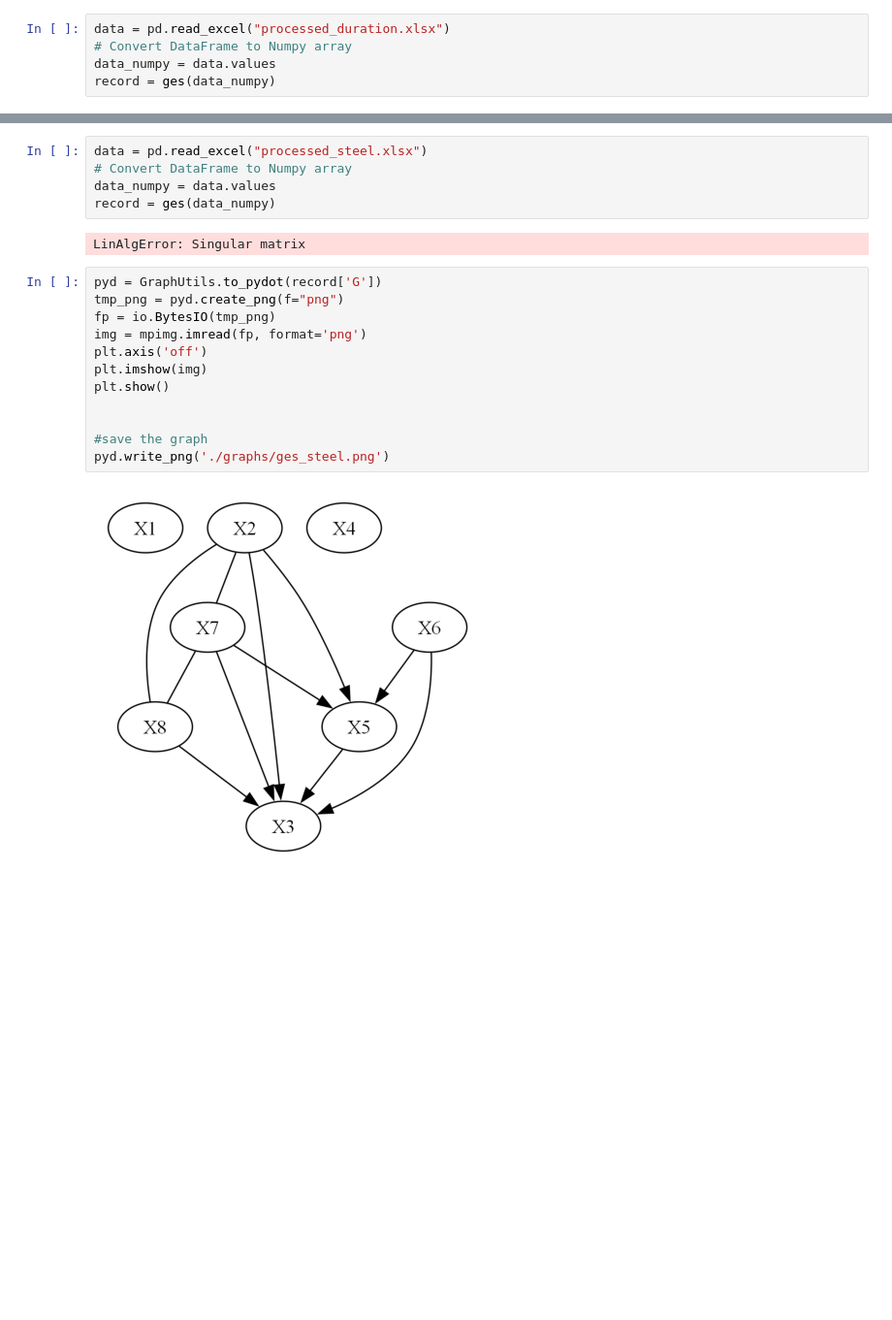
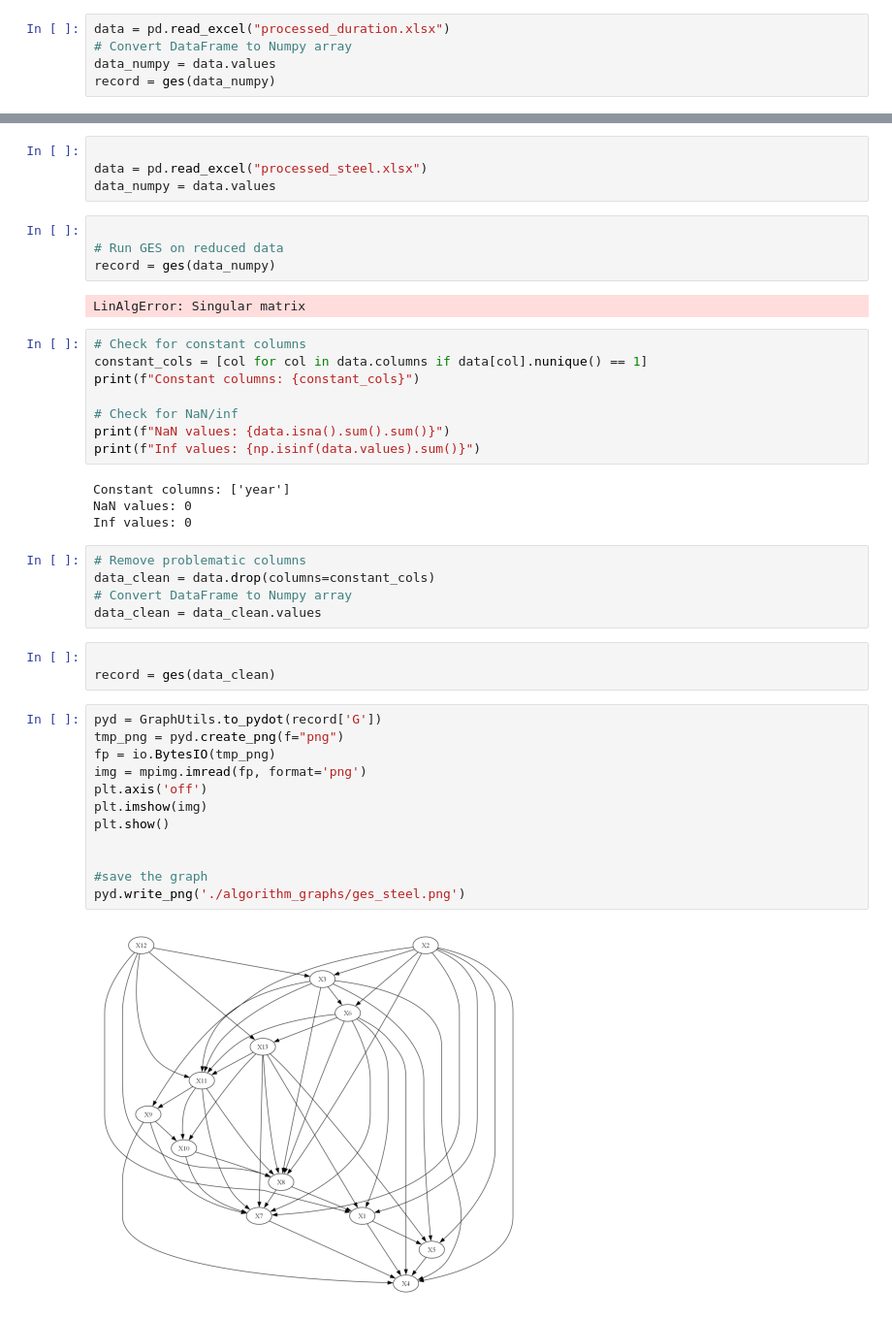
Before and after one commit to MJ-2004/Thesis-2025, a Jupyter notebook: ges_algorithm.ipynb, the cells around one changed output, grey strips where cells are left out. Shown: that part at 97% size. Saved outputs shown, nothing was run; the diff lists cells and outputs as text; blank space fills up the shorter version.

Commit message:
ges algorithm fixed

```diff
--- a/ges_algorithm.ipynb
+++ b/ges_algorithm.ipynb
@@ -25,23 +27,46 @@ pyd.write_png('./graphs/ges_duration.png')
 # %% [output]
 [figure]
 # %%
+
 data = pd.read_excel("processed_steel.xlsx")
-# Convert DataFrame to Numpy array
 data_numpy = data.values
-record = ges(data_numpy)
-# %% [output]
-LinAlgError: Singular matrix
+# %%
+
+# Run GES on reduced data
+record = ges(data_numpy)
+# %% [output]
+LinAlgError: Singular matrix
+# %%
+# Check for constant columns
+constant_cols = [col for col in data.columns if data[col].nunique() == 1]
+print(f"Constant columns: {constant_cols}")
+
+# Check for NaN/inf
+print(f"NaN values: {data.isna().sum().sum()}")
+print(f"Inf values: {np.isinf(data.values).sum()}")
+# %% [output]
+Constant columns: ['year']
+NaN values: 0
+Inf values: 0
+# %%
+# Remove problematic columns
+data_clean = data.drop(columns=constant_cols)
+# Convert DataFrame to Numpy array
+data_clean = data_clean.values
+# %%
+
+record = ges(data_clean)
 # %%
 pyd = GraphUtils.to_pydot(record['G'])
 tmp_png = pyd.create_png(f="png")
 fp = io.BytesIO(tmp_png)
 img = mpimg.imread(fp, format='png')
 plt.axis('off')
 plt.imshow(img)
 plt.show()
 
 
 #save the graph
-pyd.write_png('./graphs/ges_steel.png')
+pyd.write_png('./algorithm_graphs/ges_steel.png')
 # %% [output]
-[figure, old version]
+[figure, new version]
```
Also changed, not shown: parts of 2 cells of this notebook, 8 other files.
